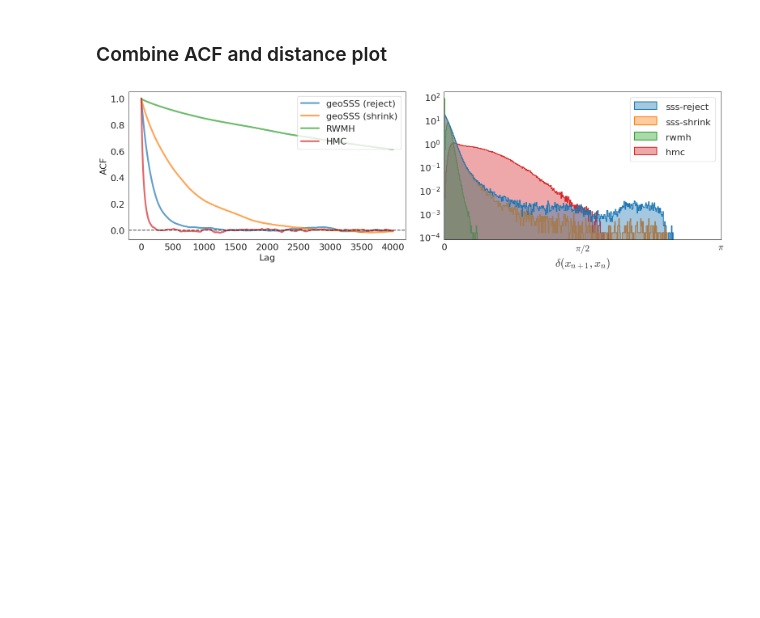
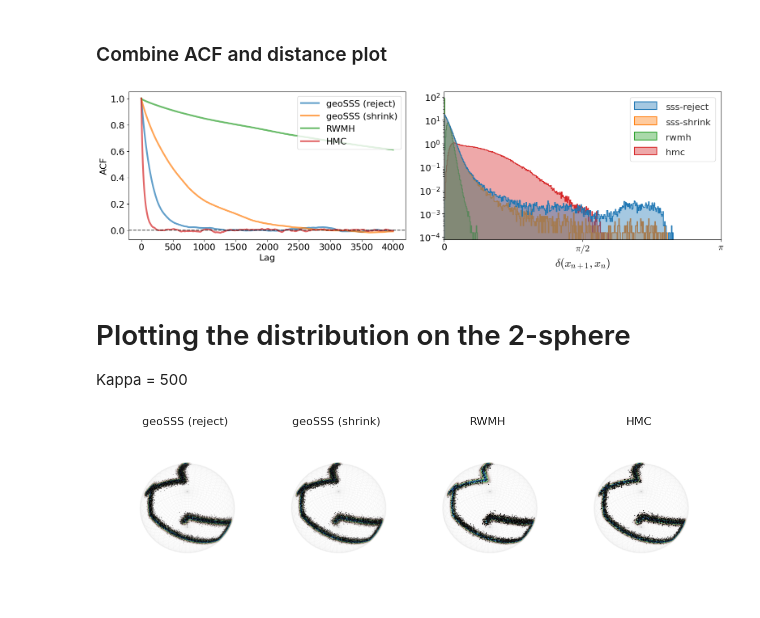
Before and after one commit to microscopic-image-analysis/geosss, a Jupyter notebook: scripts/visualize_Ndcurve.ipynb, the cells around one changed output. Cells and saved outputs as stored; diff of their text form; code cells hidden in the pictures; blank space fills up the shorter version.

Commit message:
using the brownian curve for 3d for plotting

```diff
--- a/scripts/visualize_Ndcurve.ipynb
+++ b/scripts/visualize_Ndcurve.ipynb
@@ -263,14 +221,14 @@ if savefig_dist:
 import pandas as pd
 import seaborn as sns
 import warnings
+from arviz import autocorr
 
 # Suppress FutureWarnings (optional)
 warnings.filterwarnings("ignore", category=FutureWarning)
 
-# Define your methods and corresponding colors
+# Define methods and corresponding colors
 colors = ["tab:blue", "tab:orange", "tab:green", "tab:red"]
 method_color_dict = dict(zip(methods, colors))
-
 
 # Font size for labels and titles
 fs = 16
@@ -282,7 +240,7 @@ fig, axes = plt.subplots(1, 2, figsize=(16, 5))
 ax1 = axes[0]
 
 for method, color in zip(methods, colors):
-    ac = gs.acf(samples_all[method][:, 0], 4000)
+    ac = autocorr(samples_all[method][:, 0])[:4000]
     ax1.plot(ac, alpha=0.7, lw=3, label=algos[method], color=color)
 
 ax1.axhline(0.0, ls="--", color="k", alpha=0.7)
@@ -375,3 +333,7 @@ if savefig:
     )
 # %% [output]
 [figure]
+# %% [markdown]
+# Plotting the distribution on the 2-sphere
+
+Kappa = 500
@@ -377,0 +474,39 @@ if savefig:
+# %%
+n_dim = 3
+run_index = 0  # index of the run to load samples for 3D curve
+loaddir_curve3d = (
+    f"results/curve_kappa_500.0_vary_ndim_nruns_10/curve_{n_dim}d_kappa_500.0"
+)
+samples_curve3d = load(
+    f"{loaddir_curve3d}/curve_samples_{n_dim}d_kappa_500.0_run{run_index}.pkl"
+)
+# %%
+knots = brownian_curve(
+    n_points=10,
+    dimension=n_dim,
+    step_size=0.5,  # larger step size will result in more spread out points
+    seed=4562,
+)
+
+curve = SlerpCurve(knots)
+
+# Initialize based on dimensionality
+initial = (
+    np.array([0.65656515, -0.63315859, -0.40991755])
+    if n_dim == 3
+    else gs.sample_sphere(n_dim - 1, seed=1345)
+)
+
+pdf_curved3d = CurvedVonMisesFisher(curve, kappa)
+fig = scatter_curve_3d(
+    pdf_curved3d,
+    samples_curve3d,
+    methods,
+    algos,
+    n_saff_samples=30000,
+    fontsize=16,
+    elev=120,
+    azim=75,
+)
+# %% [output]
+[figure, added]
```
Also changed, not shown: parts of 4 cells of this notebook.
